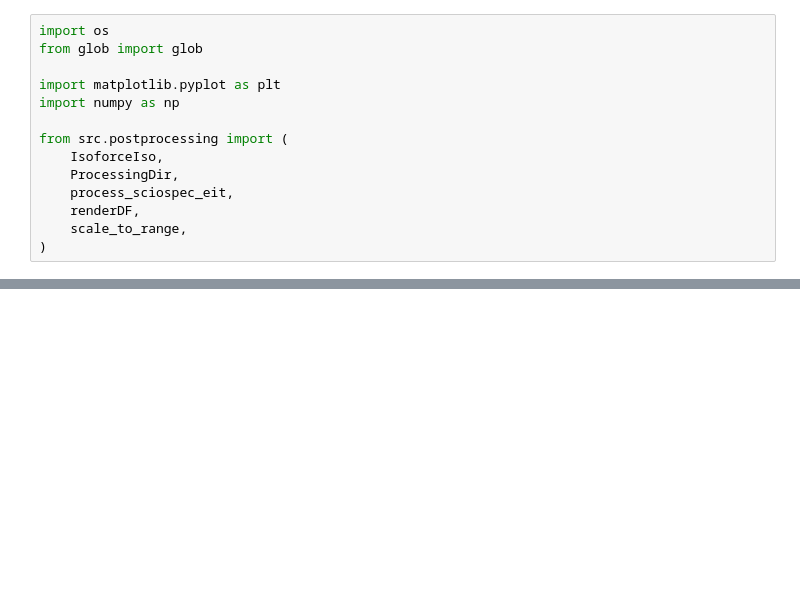
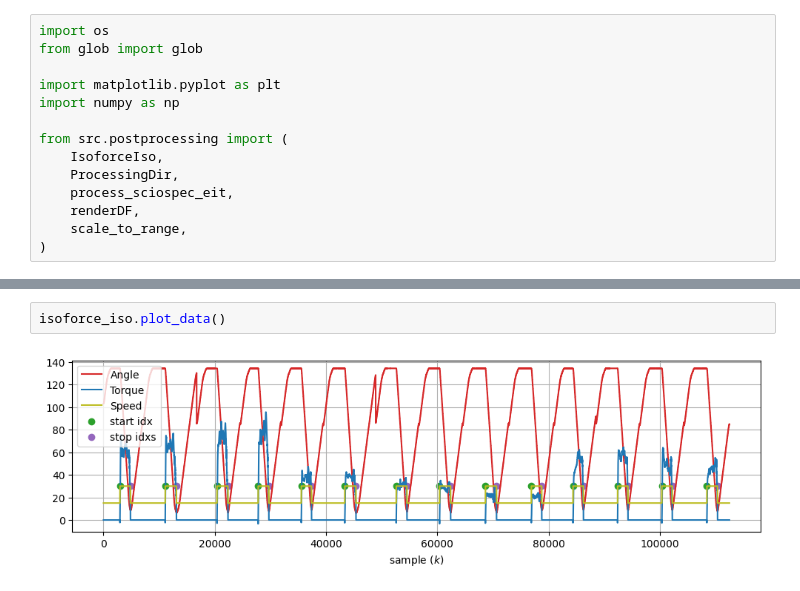
Before and after one commit to EITLabworks/Data-Driven-Force-Estimation-of-the-Thigh-Muscles-using-Electrical-Impedance-Measurements, a Jupyter notebook: iso_only.ipynb, the cells around one changed output, grey strips where cells are left out. Cells and saved outputs as stored; diff of their text form; blank space fills up the shorter version.

```diff
--- a/iso_only.ipynb
+++ b/iso_only.ipynb
@@ -61,0 +58,4 @@ datetime.datetime(2025, 1, 10, 15, 43, 48)
+# %%
+isoforce_iso.plot_data()
+# %% [output]
+[figure, added]
```
Also changed, not shown: parts of 6 cells of this notebook, 3 other files.
